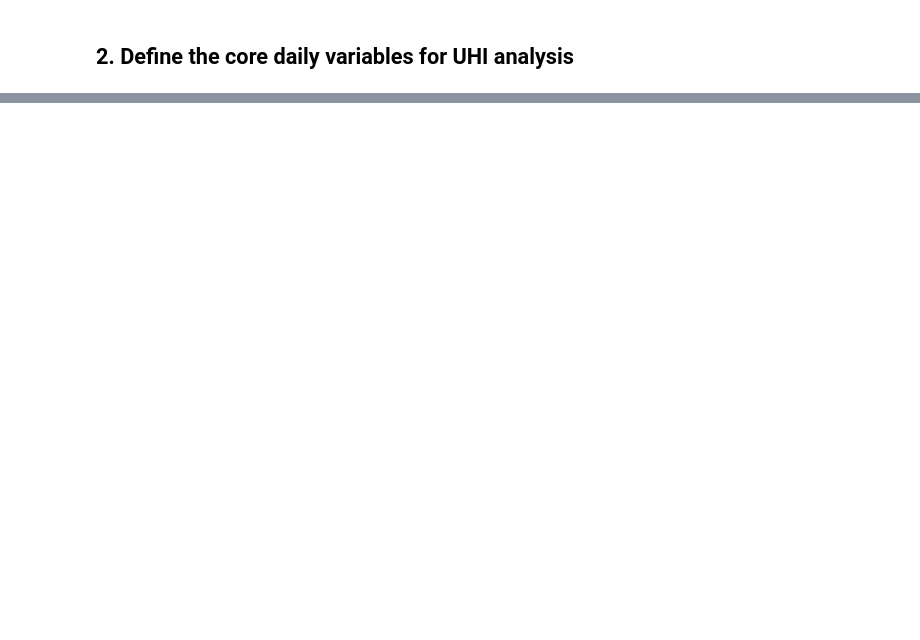
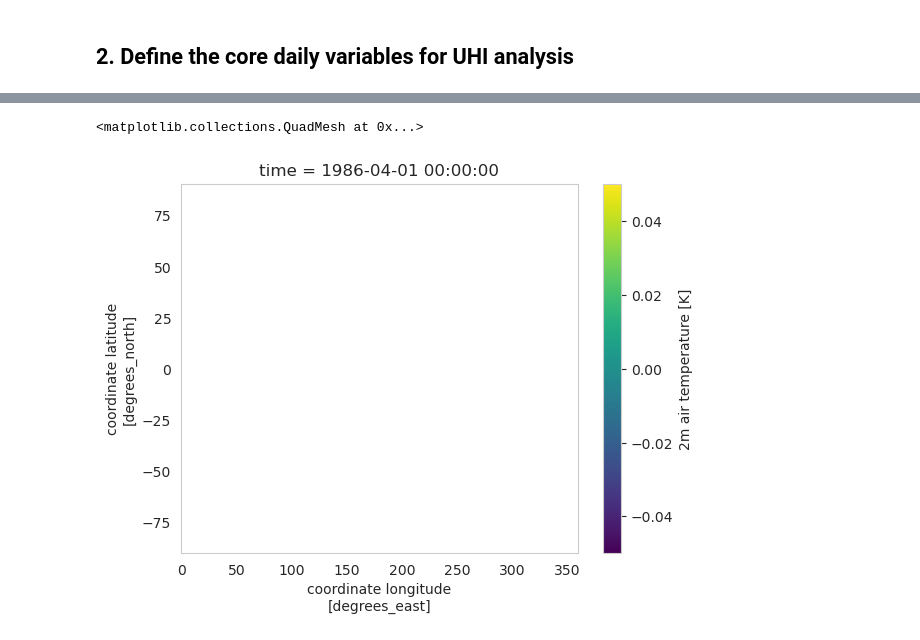
Before and after one commit to johnnyguo2007/research, a Jupyter notebook: hw_global/sandbox.ipynb, the cells around one changed output, grey strips where cells are left out. Cells and saved outputs as stored; diff of their text form; code cells hidden in the pictures; blank space fills up the shorter version.

Commit message:
applying hw mask on large xarray.Dataset

```diff
--- a/hw_global/sandbox.ipynb
+++ b/hw_global/sandbox.ipynb
@@ -84,0 +75,18 @@ other_vars
+# %%
+def set_unwanted_to_nan(ds):
+    # Condition for JJA in the Northern Hemisphere
+    condition_jja_nh = (ds['time.season'] == 'JJA') & (ds['lat'] >= 0)
+
+    # Condition for DJF in the Southern Hemisphere
+    condition_djf_sh = (ds['time.season'] == 'DJF') & (ds['lat'] < 0)
+
+    # Combine conditions for the desired data, set others to NaN
+    condition = condition_jja_nh | condition_djf_sh
+
+    # Apply condition, keeping structure intact
+    ds_filtered = ds.where(condition)
+
+    return ds_filtered
+# %%
+ds_hourly_filtered = set_unwanted_to_nan(ds_hourly)
+ds_hourly_filtered
@@ -84,0 +111,5 @@ other_vars
+# %%
+ds_hourly_filtered['TSA'].isel(time=0).plot()
+# %% [output]
+<matplotlib.collections.QuadMesh at 0x...>
+[figure, added]
```
Also changed, not shown: parts of 10 cells of this notebook, 1 other file.
